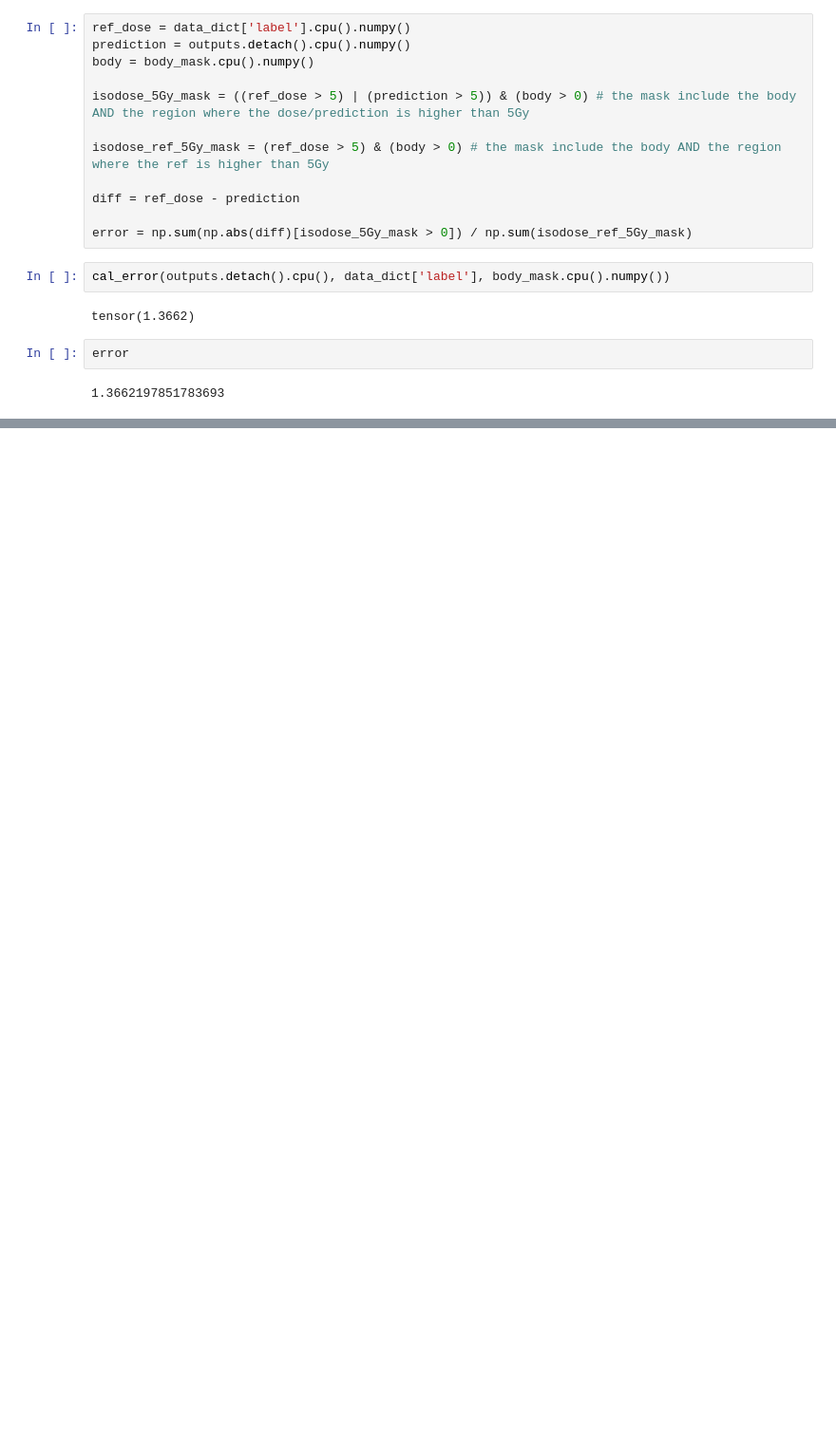
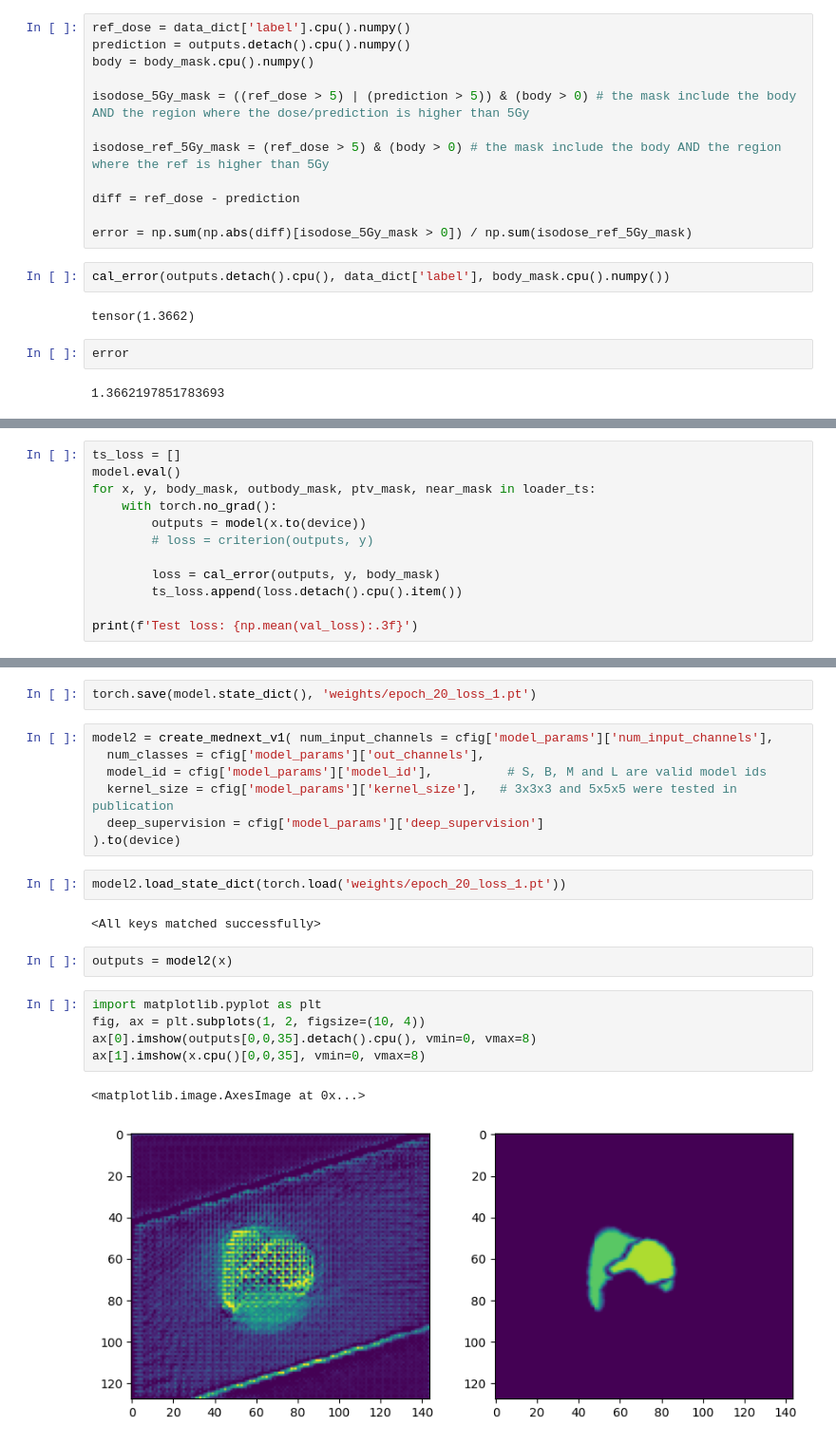
Before and after one commit to sunyu0410/gdp-hmm-model, a Jupyter notebook: GDP-train.ipynb, the cells around one changed output, grey strips where cells are left out. Shown at 95% size. Cells and saved outputs as stored; diff of their text form; blank space fills up the shorter version.

```diff
--- a/GDP-train.ipynb
+++ b/GDP-train.ipynb
@@ -193,0 +268,12 @@ error
+# %%
+ts_loss = []
+model.eval()
+for x, y, body_mask, outbody_mask, ptv_mask, near_mask in loader_ts:
+    with torch.no_grad():
+        outputs = model(x.to(device))
+        # loss = criterion(outputs, y)
+
+        loss = cal_error(outputs, y, body_mask)
+        ts_loss.append(loss.detach().cpu().item())
+
+print(f'Test loss: {np.mean(val_loss):.3f}')
@@ -193,0 +283,23 @@ error
+# %%
+torch.save(model.state_dict(), 'weights/epoch_20_loss_1.pt')
+# %%
+model2 = create_mednext_v1( num_input_channels = cfig['model_params']['num_input_channels'],
+  num_classes = cfig['model_params']['out_channels'],
+  model_id = cfig['model_params']['model_id'],          # S, B, M and L are valid model ids
+  kernel_size = cfig['model_params']['kernel_size'],   # 3x3x3 and 5x5x5 were tested in publication
+  deep_supervision = cfig['model_params']['deep_supervision']
+).to(device)
+# %%
+model2.load_state_dict(torch.load('weights/epoch_20_loss_1.pt'))
+# %% [output]
+<All keys matched successfully>
+# %%
+outputs = model2(x)
+# %%
+import matplotlib.pyplot as plt
+fig, ax = plt.subplots(1, 2, figsize=(10, 4))
+ax[0].imshow(outputs[0,0,35].detach().cpu(), vmin=0, vmax=8)
+ax[1].imshow(x.cpu()[0,0,35], vmin=0, vmax=8)
+# %% [output]
+<matplotlib.image.AxesImage at 0x...>
+[figure, added]
```
Also changed, not shown: parts of 20 cells of this notebook, 3 other files.
